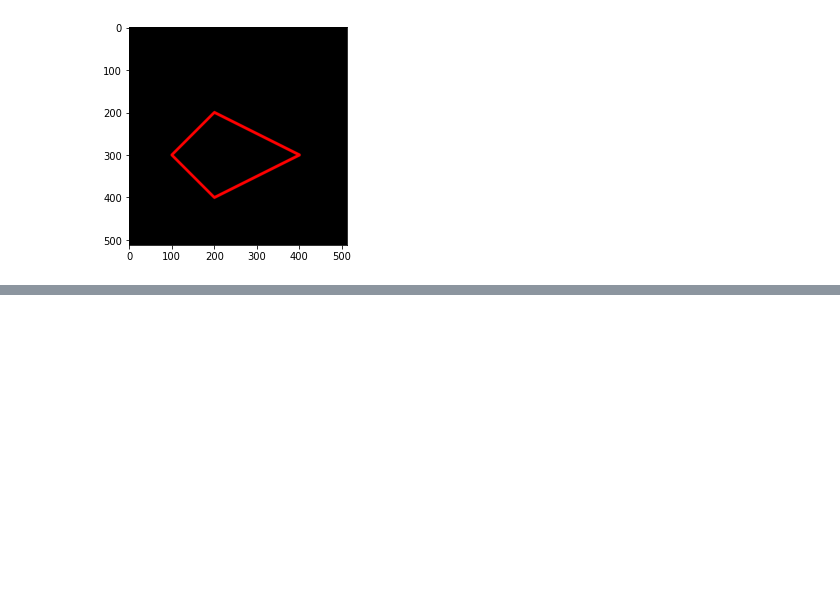
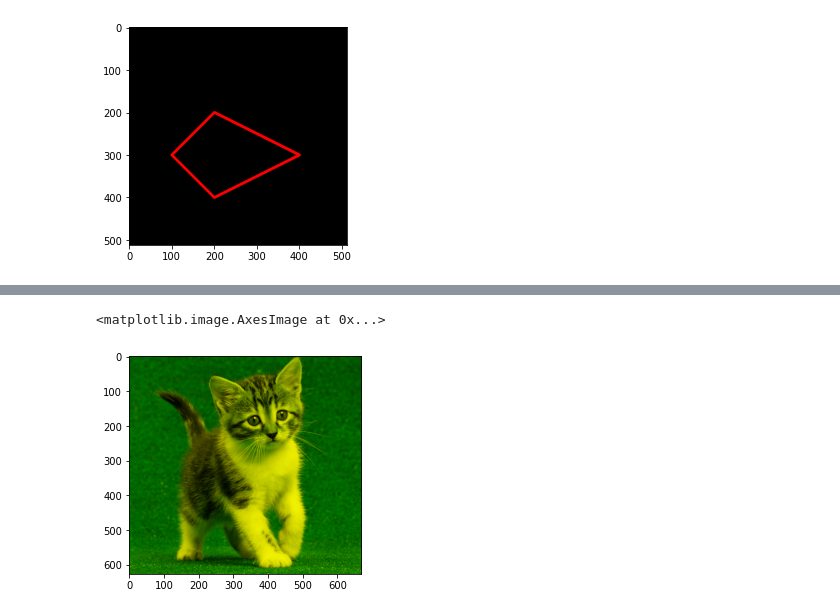
Before and after one commit to oktavianoandy/PCVK_Genap_2021, a Jupyter notebook: Week2.ipynb, the cells around one changed output, grey strips where cells are left out. Drawn from its saved outputs; the diff is of its cells as text; code cells hidden in the pictures; blank space fills up the shorter version.

```diff
--- a/Week2.ipynb
+++ b/Week2.ipynb
@@ -112,0 +166,8 @@ plt.imshow(black_img2)
+# %%
+b = img.copy()
+# Red Chanel di set 0
+b[:, :, 2] = 0
+plt.imshow(b)
+# %% [output]
+<matplotlib.image.AxesImage at 0x...>
+[figure, added]
```
Also changed, not shown: parts of 15 cells of this notebook.
